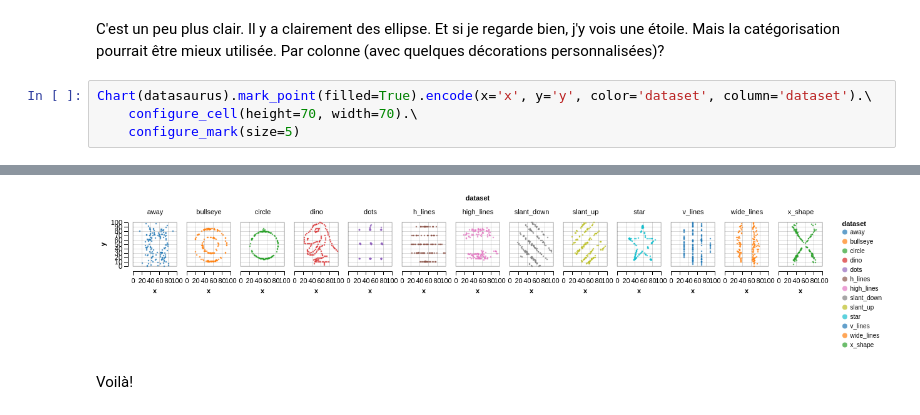
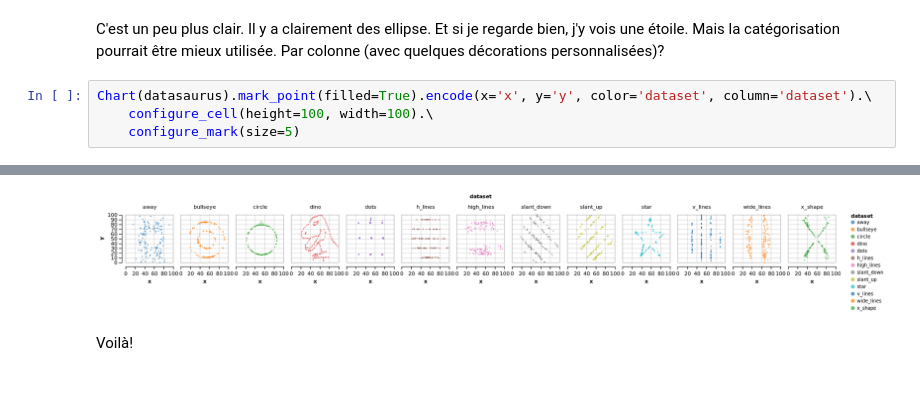
Before and after one commit to essicolo/ecologie-mathematique-Py, a Jupyter notebook: 4_Visualisation/4_Visualisation.ipynb, the cells around one changed output, grey strips where cells are left out. Saved outputs shown, nothing was run; the diff lists cells and outputs as text; blank space fills up the shorter version.

```diff
--- a/4_Visualisation/4_Visualisation.ipynb
+++ b/4_Visualisation/4_Visualisation.ipynb
@@ -549,11 +549,11 @@ Chart(datasaurus).mark_point(filled=True).encode(x='x', y='y', color='dataset')
 C'est un peu plus clair. Il y a clairement des ellipse. Et si je regarde bien, j'y vois une étoile. Mais la catégorisation pourrait être mieux utilisée. Par colonne (avec quelques décorations personnalisées)?
 # %%
 Chart(datasaurus).mark_point(filled=True).encode(x='x', y='y', color='dataset', column='dataset').\
-    configure_cell(height=70, width=70).\
+    configure_cell(height=100, width=100).\
     configure_mark(size=5)
 # %% [output]
 [interactive output not drawn]
-[figure, old version]
+[figure, new version]
 # %% [markdown]
 Voilà!
 # %% [markdown]
```
Also changed, not shown: parts of 20 cells of this notebook, 11 other files.
